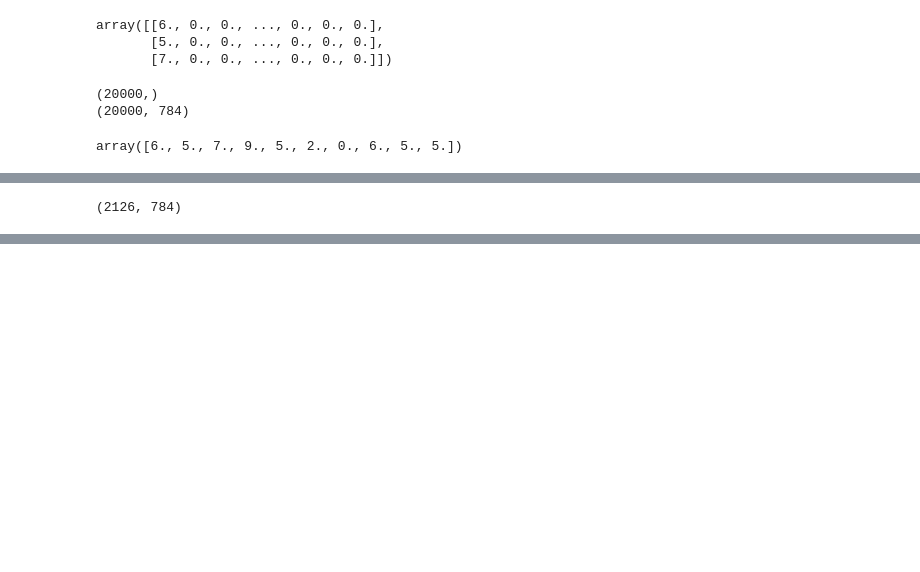
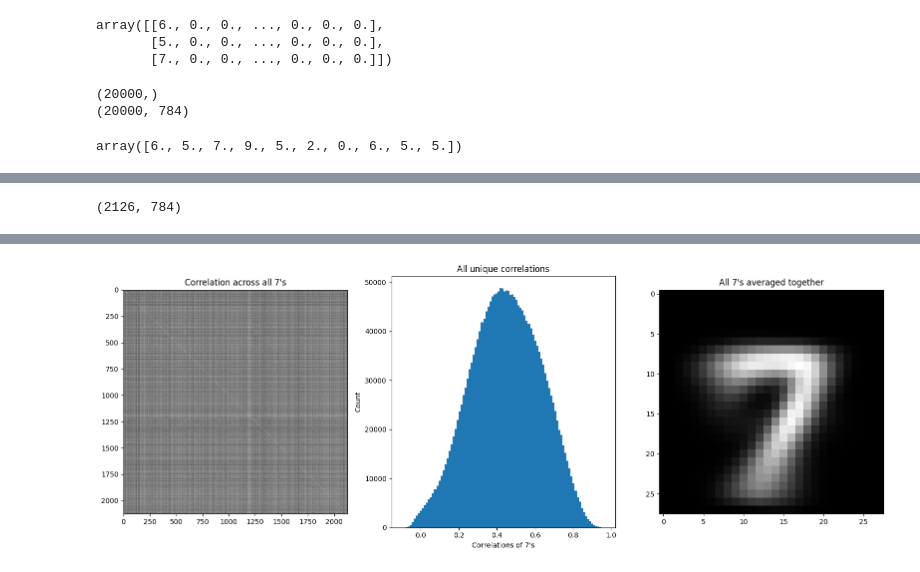
Before and after one commit to marzzelo/DeepUnderstandingOfDeepLearning, a Jupyter notebook: FFN/DUDL_FFN_aboutMNIST.ipynb, the cells around one changed output, grey strips where cells are left out. Cells and saved outputs as stored; diff of their text form; code cells hidden in the pictures; blank space fills up the shorter version.

```diff
--- a/FFN/DUDL_FFN_aboutMNIST.ipynb
+++ b/FFN/DUDL_FFN_aboutMNIST.ipynb
@@ -111,13 +133,12 @@ plt.show()
 # how many 7's are there?
 print(data[the7s,:].shape)
 
-
 # let's see how they relate to each other by computing spatial correlations
 C = np.corrcoef(data[the7s,:])
 
 # and visualize
 fig,ax = plt.subplots(1,3,figsize=(16,6))
-ax[0].imshow(C,vmin=0,vmax=1)
+ax[0].imshow(C, cmap='gray')
 ax[0].set_title("Correlation across all 7's")
 
 # extract the unique correlations and show as a scatterplot
@@ -139,0 +160 @@ plt.show()
+[figure, added]
```
Also changed, not shown: parts of 10 cells of this notebook, 3 other files.
